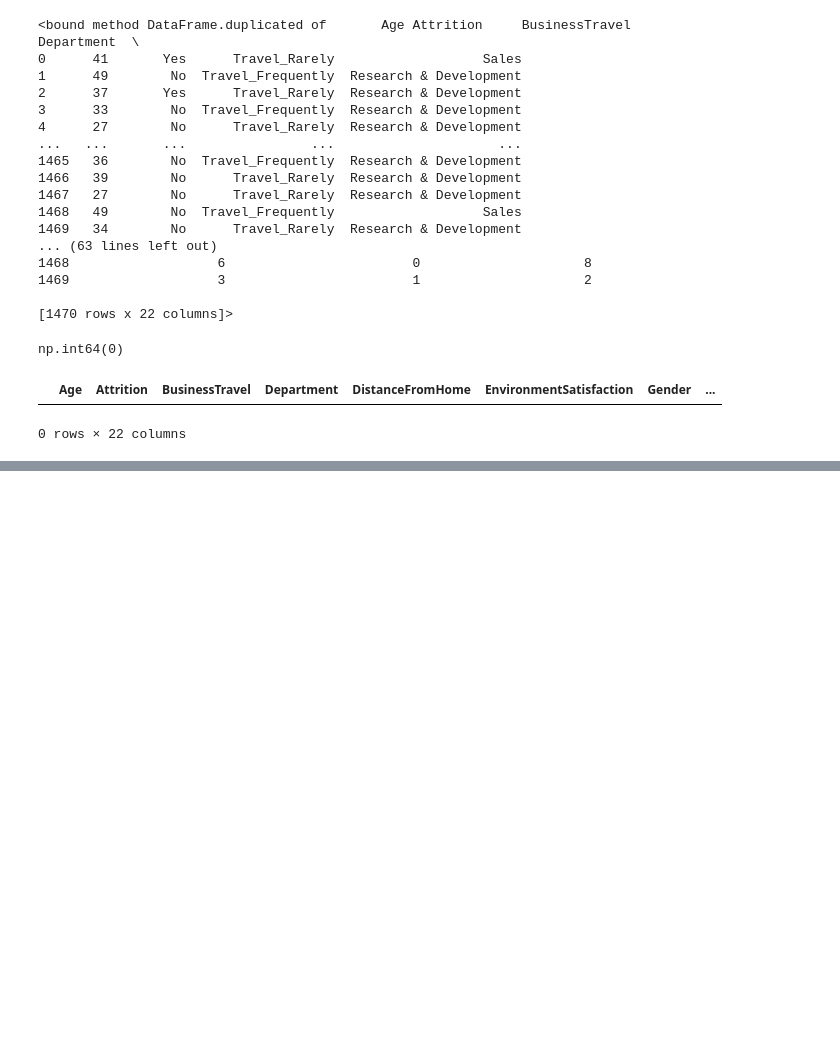
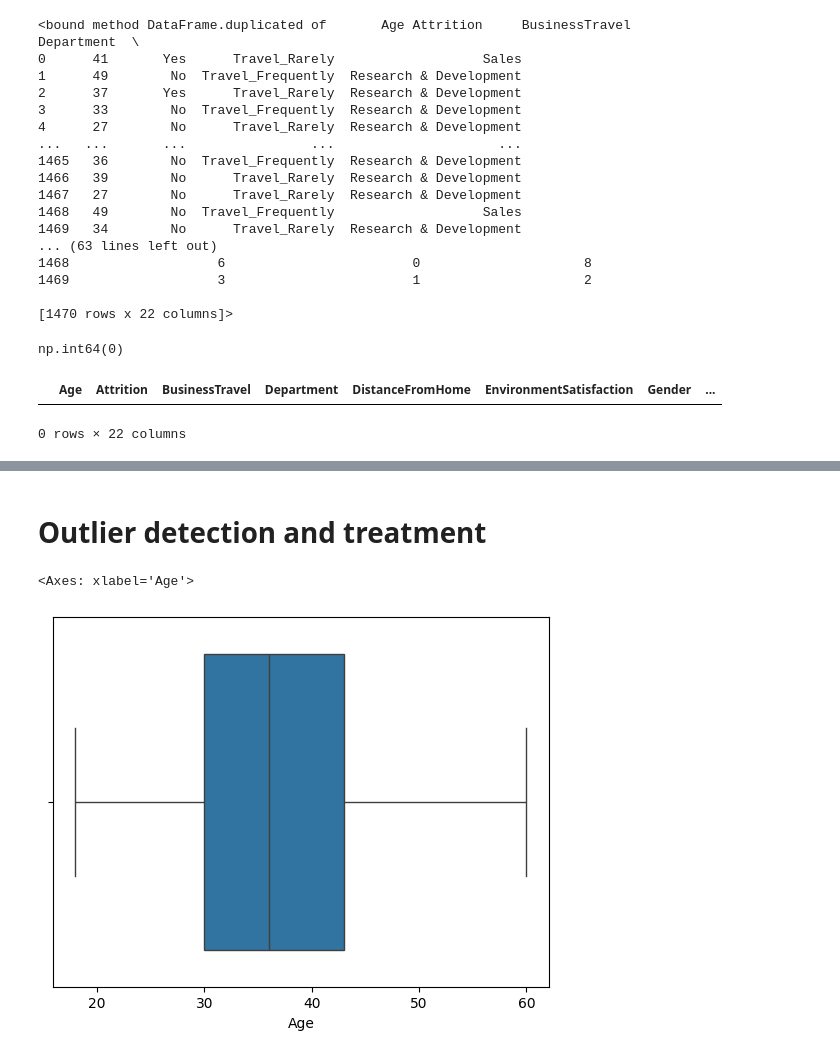
Before and after one commit to RajiReddy15/Employee-Attrition-Prediction-HR-Analytics-, a Jupyter notebook: scripts/datacleaning.ipynb, the cells around one changed output, grey strips where cells are left out. Drawn from its saved outputs; the diff is of its cells as text; code cells hidden in the pictures; blank space fills up the shorter version.

Commit message:
outlier detection and treatment

```diff
--- a/scripts/datacleaning.ipynb
+++ b/scripts/datacleaning.ipynb
@@ -142,0 +165,3 @@ df.drop_duplicates(inplace=True)
+# %%
+df['Attrition']=df['Attrition'].map({'Yes': 1, 'No': 0})
+df['OverTime']=df['OverTime'].map({'Yes': 1, 'No': 0})
@@ -142,0 +198,4 @@ df.drop_duplicates(inplace=True)
+# %%
+df['Department']=df['Department'].astype('category')
+# %% [markdown]
+# Outlier detection and treatment
@@ -142,0 +205,5 @@ df.drop_duplicates(inplace=True)
+# %%
+sns.boxplot(x=df['Age'])
+# %% [output]
+<Axes: xlabel='Age'>
+[figure, added]
```
Also changed, not shown: parts of 10 cells of this notebook.
